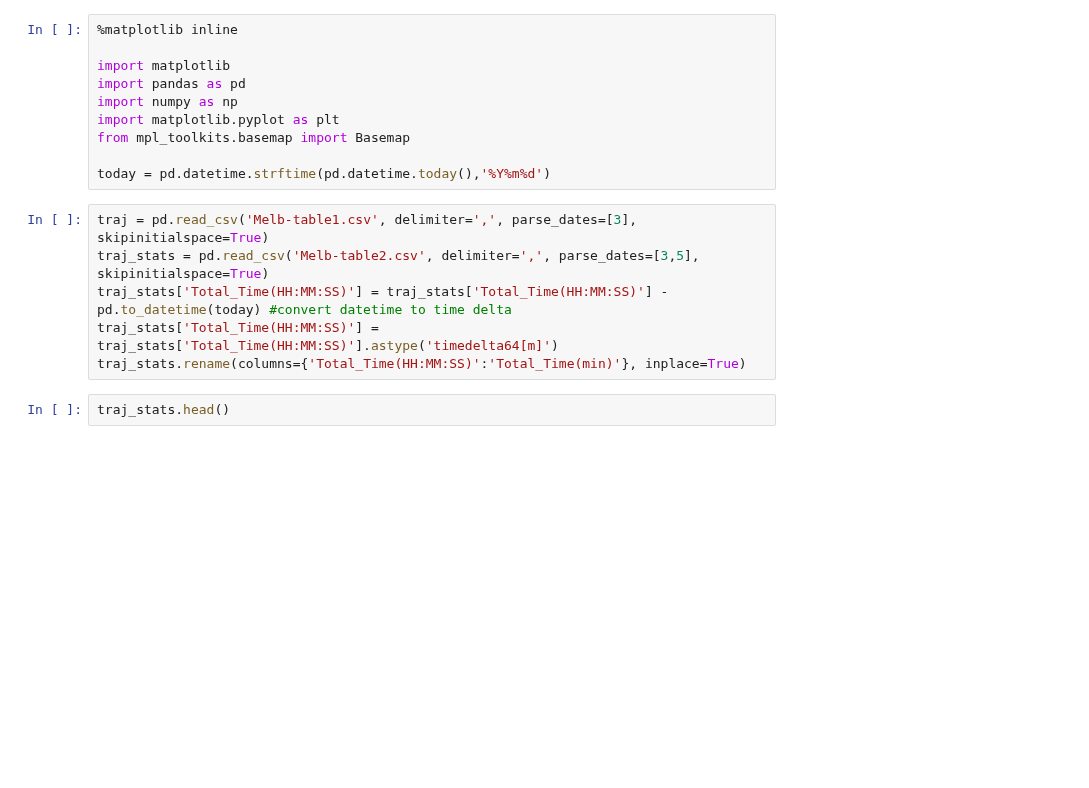
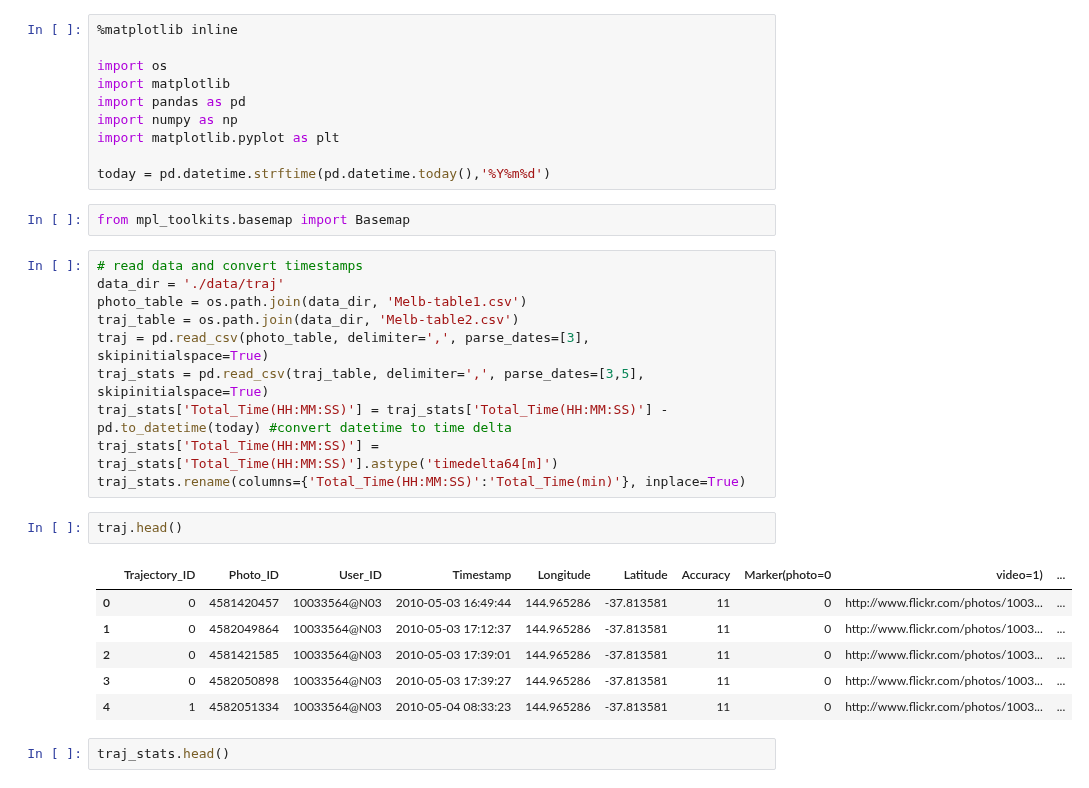
Before and after one commit to chengsoonong/digbeta, a Jupyter notebook: tour/flickr_analysis.ipynb, the cells around one changed output. Cells and saved outputs as stored; diff of their text form; blank space fills up the shorter version.

Commit message:
some more data filtering and analysis with the ipynb

```diff
--- a/tour/flickr_analysis.ipynb
+++ b/tour/flickr_analysis.ipynb
@@ -1,19 +1,34 @@
 # %%
 %matplotlib inline
 
+import os
 import matplotlib
 import pandas as pd
 import numpy as np
 import matplotlib.pyplot as plt
-from mpl_toolkits.basemap import Basemap
 
 today = pd.datetime.strftime(pd.datetime.today(),'%Y%m%d')
+# %%
+from mpl_toolkits.basemap import Basemap
 # %%
-traj = pd.read_csv('Melb-table1.csv', delimiter=',', parse_dates=[3], skipinitialspace=True)
-traj_stats = pd.read_csv('Melb-table2.csv', delimiter=',', parse_dates=[3,5], skipinitialspace=True)
+# read data and convert timestamps
+data_dir = './data/traj'
+photo_table = os.path.join(data_dir, 'Melb-table1.csv')
+traj_table = os.path.join(data_dir, 'Melb-table2.csv')
+traj = pd.read_csv(photo_table, delimiter=',', parse_dates=[3], skipinitialspace=True)
+traj_stats = pd.read_csv(traj_table, delimiter=',', parse_dates=[3,5], skipinitialspace=True)
 traj_stats['Total_Time(HH:MM:SS)'] = traj_stats['Total_Time(HH:MM:SS)'] - pd.to_datetime(today) #convert datetime to time delta
 traj_stats['Total_Time(HH:MM:SS)'] = traj_stats['Total_Time(HH:MM:SS)'].astype('timedelta64[m]')
 traj_stats.rename(columns={'Total_Time(HH:MM:SS)':'Total_Time(min)'}, inplace=True)
+# %%
+traj.head()
+# %% [output]
+|  | Trajectory_ID | Photo_ID | User_ID | Timestamp | Longitude | Latitude | Accuracy | Marker(photo=0 | video=1) | ... |
+| 0 | 0 | 4581420457 | 10033564@N03 | 2010-05-03 16:49:44 | 144.965286 | -37.813581 | 11 | 0 | http://www.flickr.com/photos/1003... | ... |
+| 1 | 0 | 4582049864 | 10033564@N03 | 2010-05-03 17:12:37 | 144.965286 | -37.813581 | 11 | 0 | http://www.flickr.com/photos/1003... | ... |
+| 2 | 0 | 4581421585 | 10033564@N03 | 2010-05-03 17:39:01 | 144.965286 | -37.813581 | 11 | 0 | http://www.flickr.com/photos/1003... | ... |
+| 3 | 0 | 4582050898 | 10033564@N03 | 2010-05-03 17:39:27 | 144.965286 | -37.813581 | 11 | 0 | http://www.flickr.com/photos/1003... | ... |
+| 4 | 1 | 4582051334 | 10033564@N03 | 2010-05-04 08:33:23 | 144.965286 | -37.813581 | 11 | 0 | http://www.flickr.com/photos/1003... | ... |
 # %%
 traj_stats.head()
 # %% [output]
```
Also changed, not shown: parts of 10 cells of this notebook, 1 other file.
